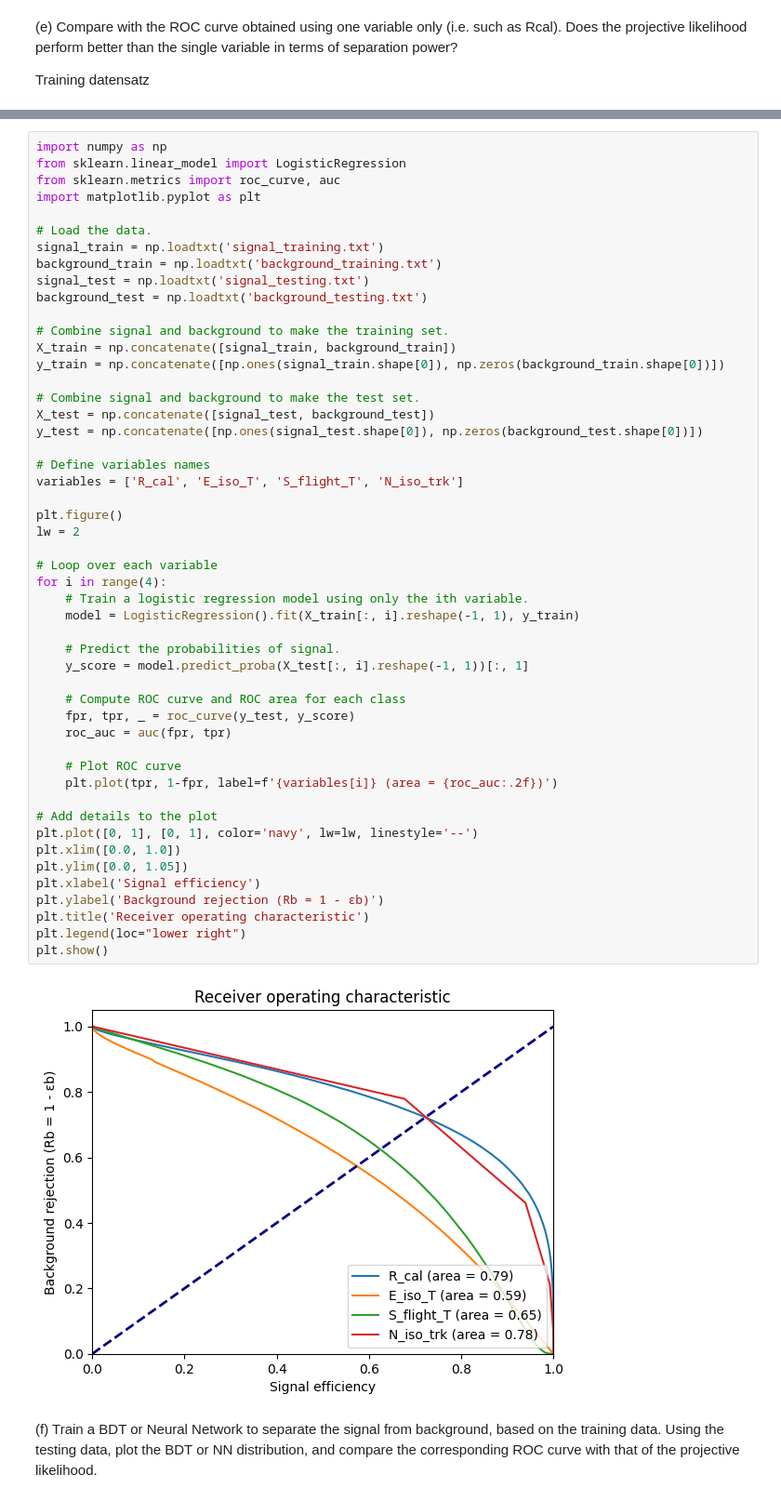
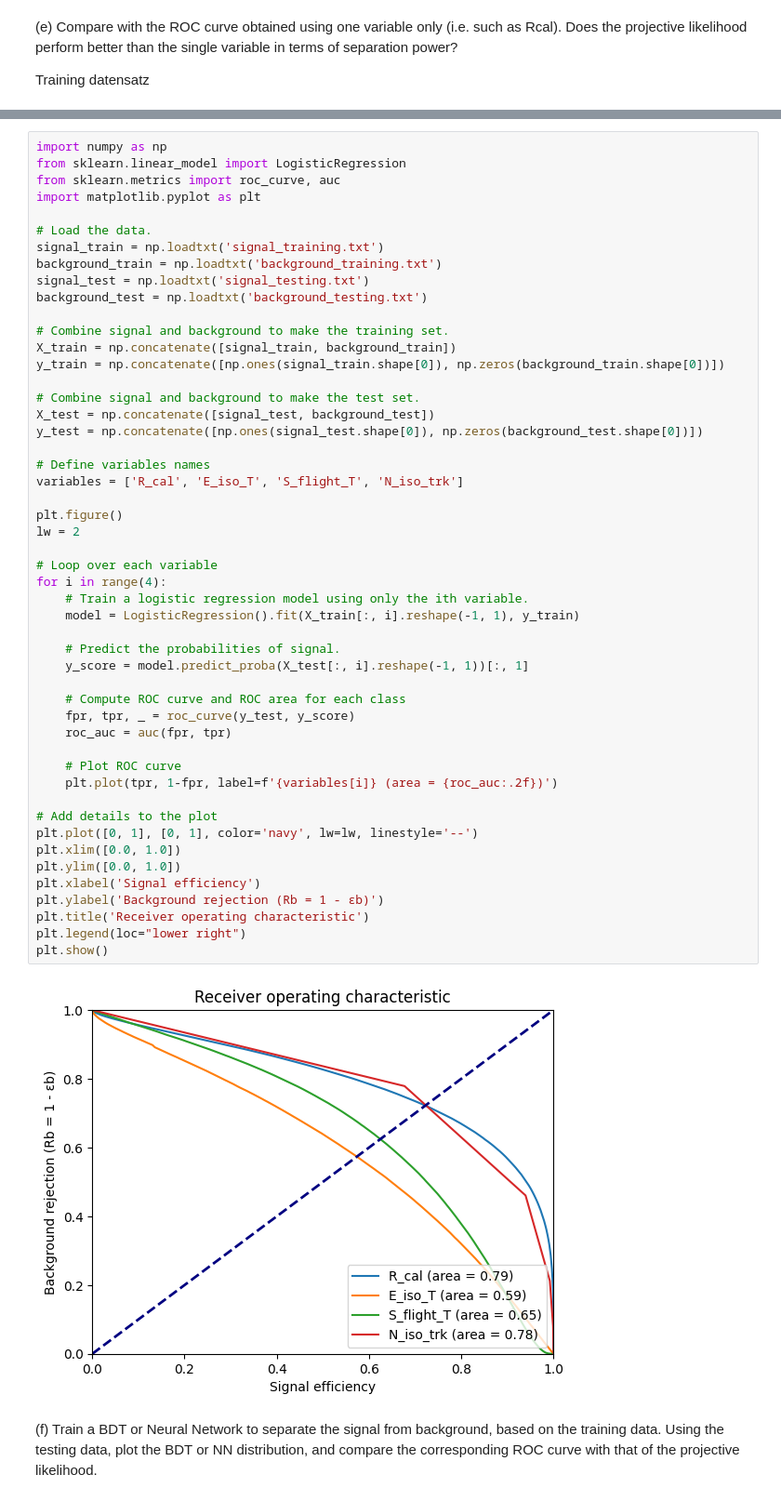
Before and after one commit to LukasLow/UniKurs_Phy-for-DS, a Jupyter notebook: ParticlePhysics/Homework.ipynb, the cells around one changed output, grey strips where cells are left out. Shown at 93% size. Cells and saved outputs as stored; diff of their text form.

```diff
--- a/ParticlePhysics/Homework.ipynb
+++ b/ParticlePhysics/Homework.ipynb
@@ -383,35 +383,35 @@ y_test = np.concatenate([np.ones(signal_test.shape[0]), np.zeros(background_test
 # Define variables names
 variables = ['R_cal', 'E_iso_T', 'S_flight_T', 'N_iso_trk']
 
 plt.figure()
 lw = 2
 
 # Loop over each variable
 for i in range(4):
     # Train a logistic regression model using only the ith variable.
     model = LogisticRegression().fit(X_train[:, i].reshape(-1, 1), y_train)
 
     # Predict the probabilities of signal.
     y_score = model.predict_proba(X_test[:, i].reshape(-1, 1))[:, 1]
 
     # Compute ROC curve and ROC area for each class
     fpr, tpr, _ = roc_curve(y_test, y_score)
     roc_auc = auc(fpr, tpr)
 
     # Plot ROC curve
     plt.plot(tpr, 1-fpr, label=f'{variables[i]} (area = {roc_auc:.2f})')
 
 # Add details to the plot
 plt.plot([0, 1], [0, 1], color='navy', lw=lw, linestyle='--')
 plt.xlim([0.0, 1.0])
-plt.ylim([0.0, 1.05])
+plt.ylim([0.0, 1.0])
 plt.xlabel('Signal efficiency')
 plt.ylabel('Background rejection (Rb = 1 - εb)')
 plt.title('Receiver operating characteristic')
 plt.legend(loc="lower right")
 plt.show()
 # %% [output]
-[figure, old version]
+[figure, new version]
 # %% [markdown]
 (f) Train a BDT or Neural Network to separate the signal from background, based on the training data. Using the testing data, plot the BDT or NN distribution, and compare the corresponding ROC curve with that of the projective likelihood.
 # %%
```
Also changed, not shown: parts of 1 cell of this notebook, 2 other files.
